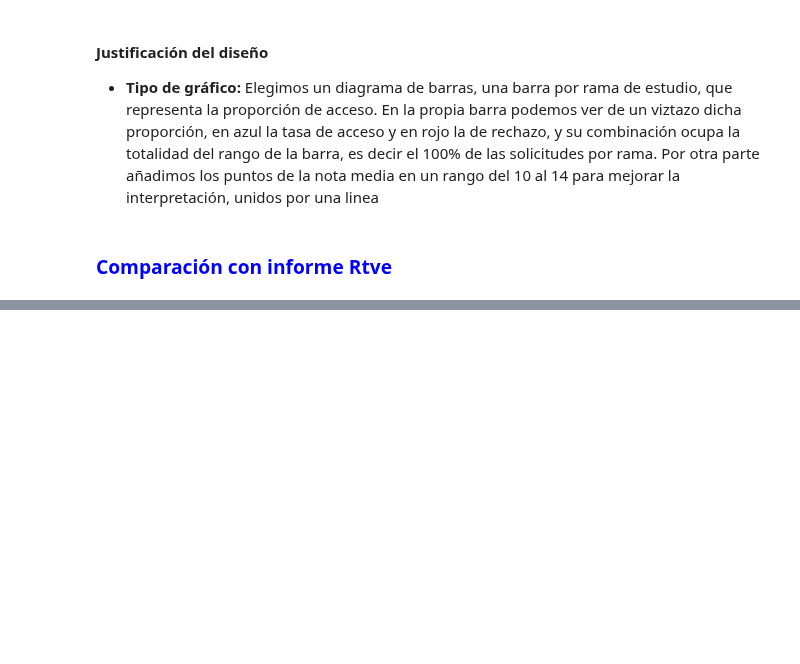
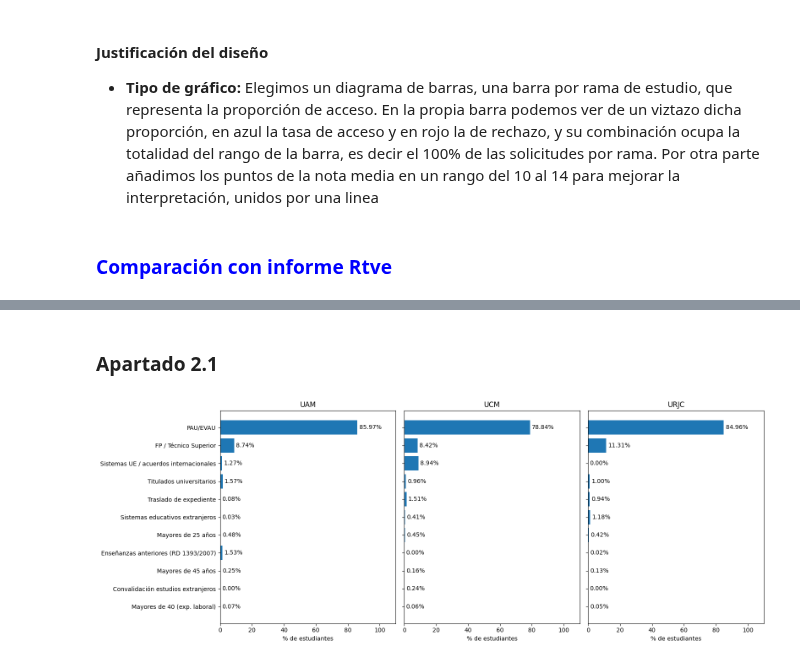
Before and after one commit to kanonigo/visualizacion, a Jupyter notebook: P1/datasets/P1.ipynb, the cells around one changed output, grey strips where cells are left out. Cells and saved outputs as stored; diff of their text form; code cells hidden in the pictures; blank space fills up the shorter version.

```diff
--- a/P1/datasets/P1.ipynb
+++ b/P1/datasets/P1.ipynb
@@ -191,0 +242,23 @@ plt.show()
+# %% [markdown]
+### Apartado 2.1
+# %%
+universidades = {'UAM': df_uam, 'UCM': df_ucm, 'URJC': df_ujrc}
+
+# % de cada vía dentro de cada universidad, en el mismo orden que en la Parte 1
+pct_uni = pd.DataFrame({
+    uni: df[nombre].map(renombrar).value_counts(normalize=True) * 100
+    for uni, df in universidades.items()
+}).fillna(0).loc[total.index[::-1]]
+
+fig_2_1, axes = plt.subplots(1, 3, figsize=(16, 6), sharey=True, sharex=True)
+
+for ax, uni in zip(axes, pct_uni.columns):
+    bars = ax.barh(pct_uni.index, pct_uni[uni])
+    ax.bar_label(bars, fmt='%.2f%%', padding=3)
+    ax.set_xlim(0, 110)
+    ax.set_xlabel('% de estudiantes')
+    ax.set_title(uni)
+
+fig_2_1.tight_layout()
+# %% [output]
+[figure, added]
```
Also changed, not shown: parts of 13 cells of this notebook.
